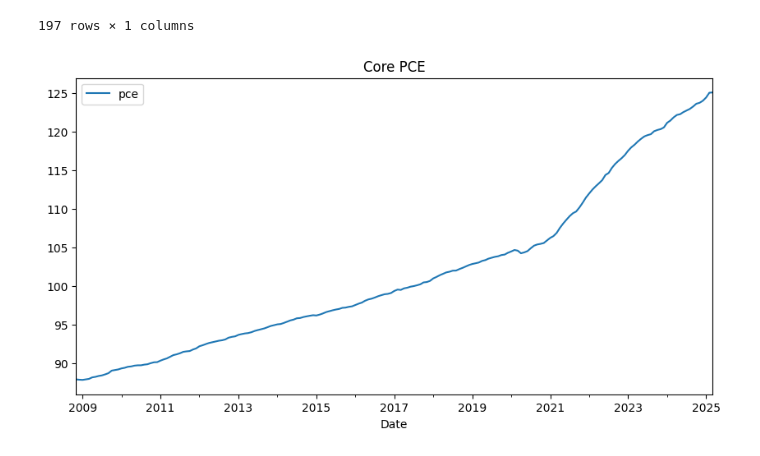
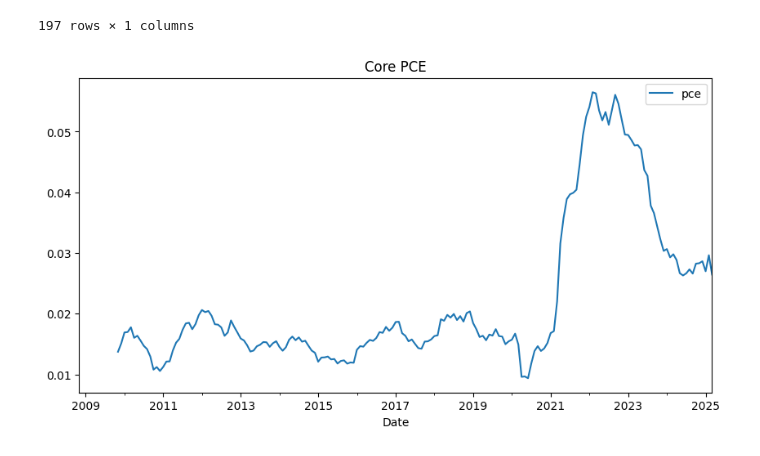
Before and after one commit to Kunj121/MacroFinance_HW2, a Jupyter notebook: hw3/hw_3.ipynb, the cells around one changed output. Drawn from its saved outputs; the diff is of its cells as text; code cells hidden in the pictures.

```diff
--- a/hw3/hw_3.ipynb
+++ b/hw3/hw_3.ipynb
@@ -205,8 +218,8 @@ pce
 | 2025-03-01 | 125.052 |
 197 rows × 1 columns
 # %%
-pce.plot(figsize = (10, 5))
+pce.pct_change(12).plot(figsize = (10, 5))
 plt.title("Core PCE")
 plt.show()
 # %% [output]
-[figure, old version]
+[figure, new version]
```
Also changed, not shown: parts of 7 cells of this notebook.
